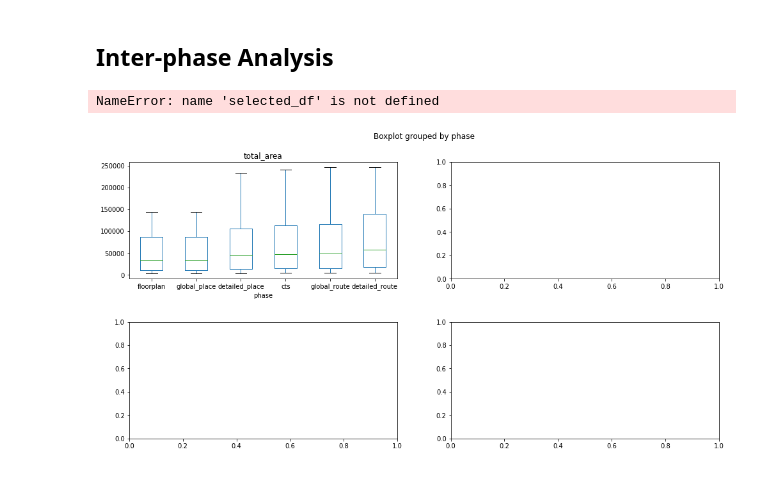
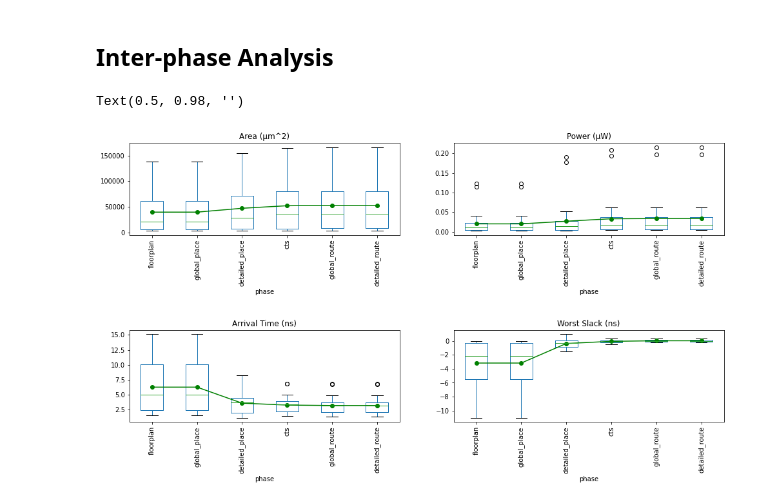
Before and after one commit to drexel-ice/EDA-schema, a Jupyter notebook: notebooks/IWLS05-OpenROAD-sky130hd-dataset-v1.1-Analysis.ipynb, the cells around one changed output. Saved outputs shown, nothing was run; the diff lists cells and outputs as text; code cells hidden in the pictures.

```diff
--- a/notebooks/IWLS05-OpenROAD-sky130hd-dataset-v1.1-Analysis.ipynb
+++ b/notebooks/IWLS05-OpenROAD-sky130hd-dataset-v1.1-Analysis.ipynb
@@ -20,7 +45,7 @@ from eda_schema.entity import PHASES
 from eda_schema.dataset import Dataset
 from eda_schema.db import SQLitePickleDB
 
-DATASET_DIR = "../dataset/dataset_openroad_sky130hd_iwls05"
+DATASET_DIR = "../dataset/dataset_openroad_sky130hd_iwls05_v1.1_final"
 dataset = Dataset(SQLitePickleDB(DATASET_DIR))
 # %% [markdown]
 ## Netlist Analysis
@@ -257,14 +83,15 @@ Range for Arrival Time (ns): [1.41438663 - 6.71601057]
 # %%
-fig, axes = plt.subplots(1, 4, figsize=(12, 3))
-fig.tight_layout()
+fig, axes = plt.subplots(1, 3, figsize=(18, 2.5))
 
-columns = ["total_area", "total_power", "worst_arrival_time", "worst_slack"]
-xlabels = ["Area (µm^2)", "Power (µW)", "Arrival Time (ns)", "Worst Slack (ns)"]
+columns = ["total_area", "total_power", "worst_arrival_time"]
+xlabels = ["Area (µm^2)", "Power (µW)", "Worst Arrival Time (ns)"]
 
-for i in range(4):
+for i in range(3):
+    df[df.phase=="detailed_route"].boxplot(column=[columns[i]], by='circuit', grid=False, ax=axes[i])
     axes[i].yaxis.get_major_formatter().set_scientific(False)
-    axes[i].violinplot(routed_df[columns[i]])
-    axes[i].set_xlabel(xlabels[i])
-    axes[i].get_xaxis().set_visible(False)
     axes[i].set_title(xlabels[i])
+    for label in axes[i].get_xticklabels():
+        label.set_rotation(90)
+
+_ = fig.suptitle('')
 # %% [output]
@@ -272,14 +98,0 @@ for i in range(4):
-# %%
-fig, axes = plt.subplots(1, 3, figsize=(18, 2.5))
-
-columns = ["total_area", "total_power", "worst_arrival_time"]
-xlabels = ["Area (µm^2)", "Power (µW)", "Arrival Time (ns)"]
-
-for i in range(3):
-    routed_df.boxplot(column=[columns[i]], by='circuit', grid=False, ax=axes[i])
-    axes[i].yaxis.get_major_formatter().set_scientific(False)
-    axes[i].set_title(xlabels[i])
-    for label in axes[i].get_xticklabels():
-        label.set_rotation(90)
-
-fig.suptitle('')
@@ -364,19 +132,21 @@ slack_df[slack_df.index!="total"][["no_of_slack_met", "no_of_slack_violated"]].p
 # %%
 fig, axes = plt.subplots(2, 2, figsize=(16, 8))
 axes = axes.flatten()
-fig.tight_layout(pad=5)
+fig.tight_layout(pad=10)
 
 columns = ["total_area", "total_power", "worst_arrival_time", "worst_slack"]
 xlabels = ["Area (µm^2)", "Power (µW)", "Arrival Time (ns)", "Worst Slack (ns)"]
 
 for i, metric in enumerate(columns):
-    df.boxplot(column=[metric], by="phase", grid=False, ax=axes[i], showfliers=False)
-    means = selected_df.groupby("phase")[metric].mean()
+    df.boxplot(column=[metric], by="phase", grid=False, ax=axes[i], showfliers=True)
+    means = df.groupby("phase")[metric].mean()
     x_positions = list(range(1, len(means) + 1))
     axes[i].plot(list(range(1, len(means) + 1)), means, marker='o', color='green')
     axes[i].set_title(xlabels[i])
+    for label in axes[i].get_xticklabels():
+        label.set_rotation(90)
 
 fig.suptitle('')
 # %% [output]
-NameError: name 'selected_df' is not defined
+Text(0.5, 0.98, '')
-[figure, old version]
+[figure, new version]
```
Also changed, not shown: parts of 17 cells of this notebook, 1 other file.
